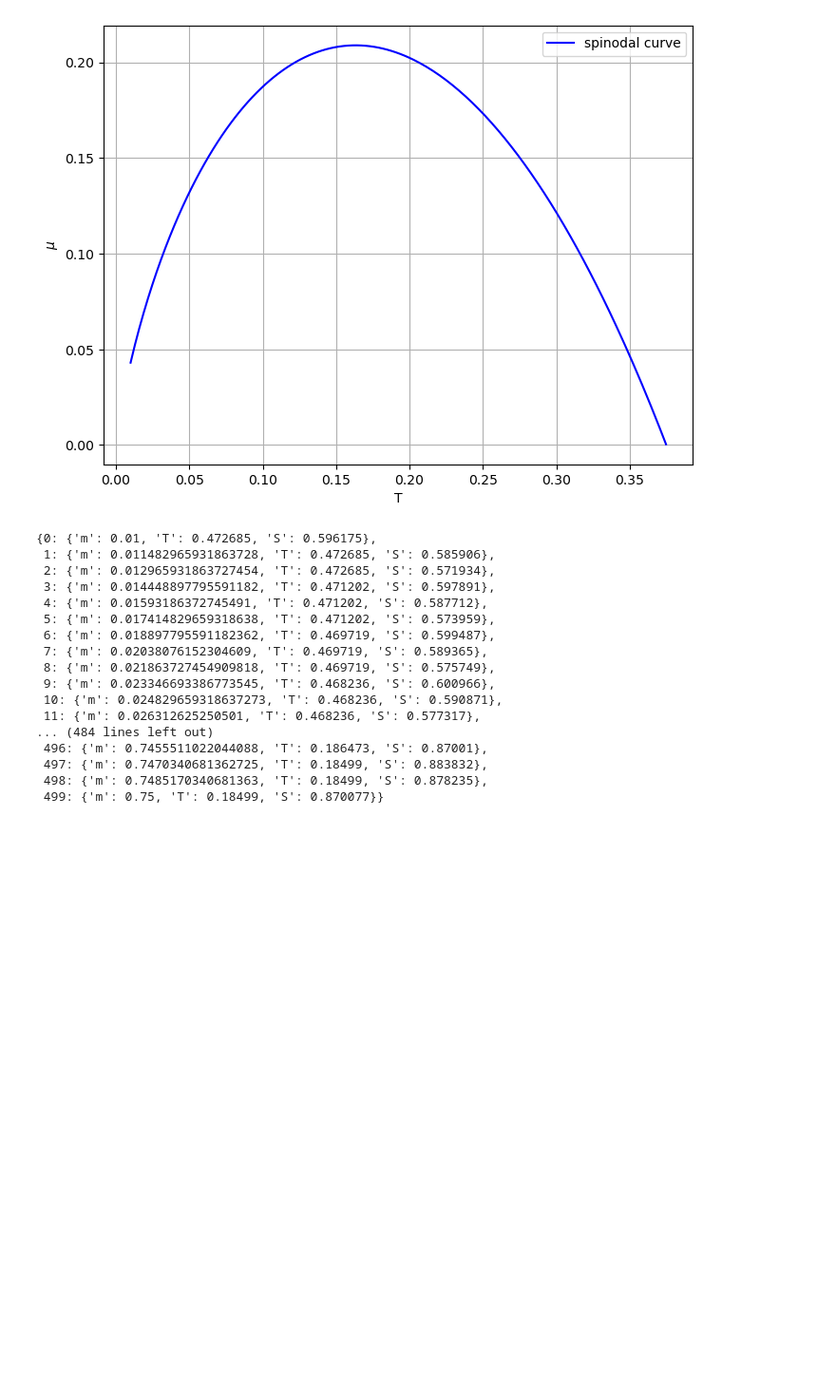
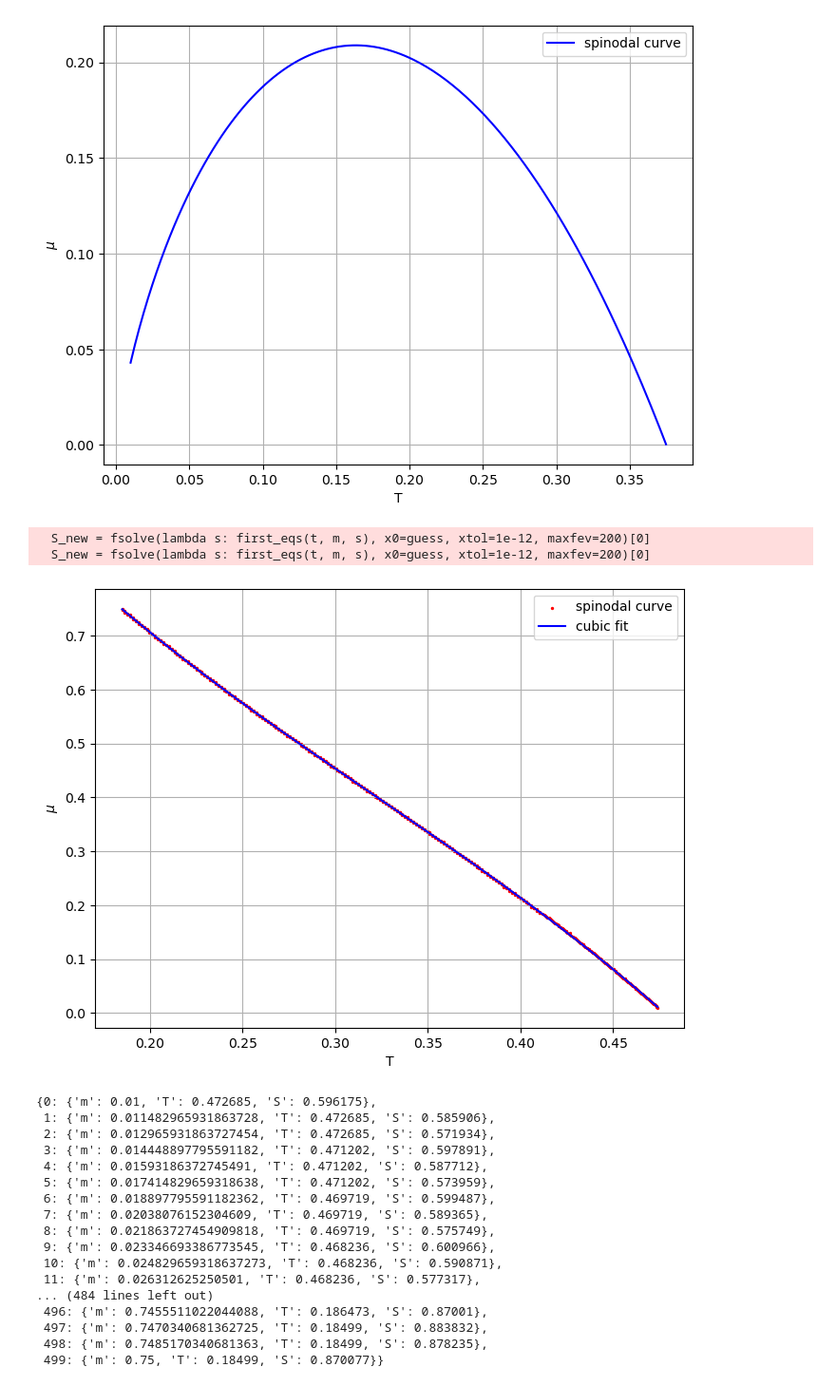
Before and after one commit to Gabrielkrzyzanowski/Master_Research, a Jupyter notebook: Diluted_Maier_Saupe/Diluted-Maier-Saupe_Model.ipynb, the cells around one changed output. Shown: that part at 95% size. Cells and saved outputs as stored; diff of their text form; code cells hidden in the pictures; blank space fills up the shorter version.

Commit message:
spinodal analysis 2

```diff
--- a/Diluted_Maier_Saupe/Diluted-Maier-Saupe_Model.ipynb
+++ b/Diluted_Maier_Saupe/Diluted-Maier-Saupe_Model.ipynb
@@ -59,12 +60,11 @@ def stability_check(t, m, S, tol=1e-8):
 
     return all(ev > -tol for ev in eigen_values)
 
-m=0.005
+m= 0.005
 
 T_vals = np.linspace(0.005, 0.75, 500)
 S_vals = []
 
-S_vals = []
 for T in T_vals:
     # Solve for S
     sol = root_scalar(lambda S: first_eqs(T, m, S), method='newton', x0= S_vals[-1] if S_vals else 1.0)
@@ -291,3 +413,41 @@ plt.show()
+# %%
+T_spin, m_spin, S_spin = find_spinodal_from_transition(transition_curve)
+
+# Example: fit a cubic polynomial T -> mu
+def cubic(x, a, b, c, d):
+    return a*x**3 + b*x**2 + c*x + d
+
+T_spin = np.asarray(T_spin)
+m_spin = np.asarray(m_spin, dtype=float)
+
+
+mask = np.isfinite(T_spin) & np.isfinite(m_spin)
+T_clean = T_spin[mask]
+m_clean = m_spin[mask]
+
+
+# curve fitting
+popt, pcov = curve_fit(cubic, T_clean, m_clean)
+T_fit = np.linspace(T_clean.min(), T_clean.max(), 400)
+m_fit = cubic(T_fit, *popt)
+
+plt.figure(figsize=(8, 6))
+plt.scatter(T_spin, m_spin, color="red", s=2, label="spinodal curve")
+plt.plot(T_fit, m_fit, "b-", label="cubic fit")
+plt.xlabel("T")
+plt.ylabel(r"$\mu$")
+plt.legend()
+plt.grid(True)
+plt.show()
+
+# save fitted values
+fitted_values = cubic(T_clean, *popt)
+data3 = np.column_stack((T_clean, fitted_values))
+np.savetxt("Spinodal_data", data3, delimiter=" ", fmt="%.6f")
+# %% [output]
+  S_new = fsolve(lambda s: first_eqs(t, m, s), x0=guess, xtol=1e-12, maxfev=200)[0]
+  S_new = fsolve(lambda s: first_eqs(t, m, s), x0=guess, xtol=1e-12, maxfev=200)[0]
+[figure, added]
 # %%
 transition_curve
 # %% [output]
```
Also changed, not shown: parts of 13 cells of this notebook, 6 other files.
